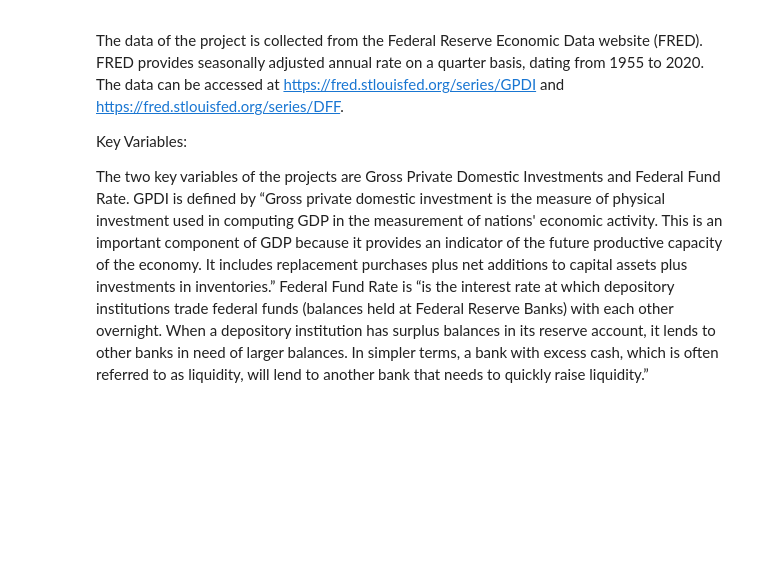
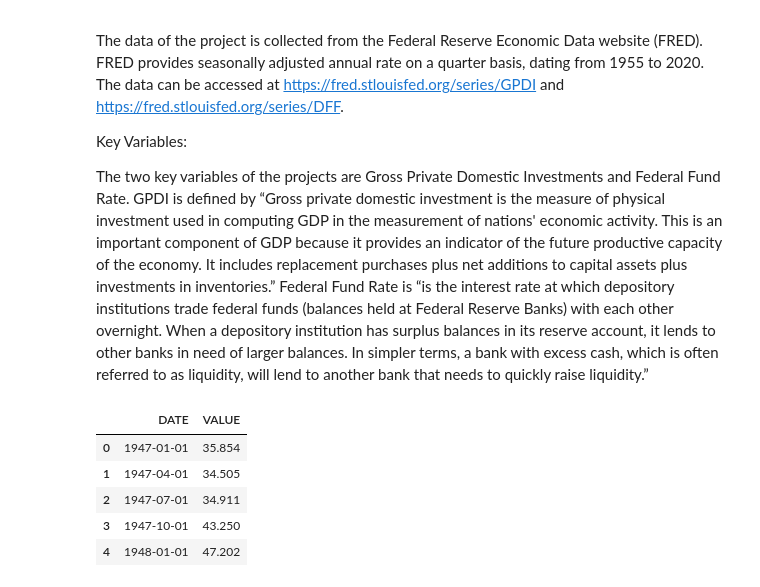
Before and after one commit to Farbright/final_project, a Jupyter notebook: final_project.ipynb, the cells around one changed output. Cells and saved outputs as stored; diff of their text form; code cells hidden in the pictures; blank space fills up the shorter version.

```diff
--- a/final_project.ipynb
+++ b/final_project.ipynb
@@ -20,0 +29,12 @@ The two key variables of the projects are Gross Private Domestic Investments and
+# %%
+#Access Data
+url = 'http://research.stlouisfed.org/fred2/series/GPDI/downloaddata/GPDI.csv'
+data = pd.read_csv(url, parse_dates=True)
+data.head()
+# %% [output]
+|  | DATE | VALUE |
+| 0 | 1947-01-01 | 35.854 |
+| 1 | 1947-04-01 | 34.505 |
+| 2 | 1947-07-01 | 34.911 |
+| 3 | 1947-10-01 | 43.250 |
+| 4 | 1948-01-01 | 47.202 |
```
Also changed, not shown: parts of 9 cells of this notebook.
